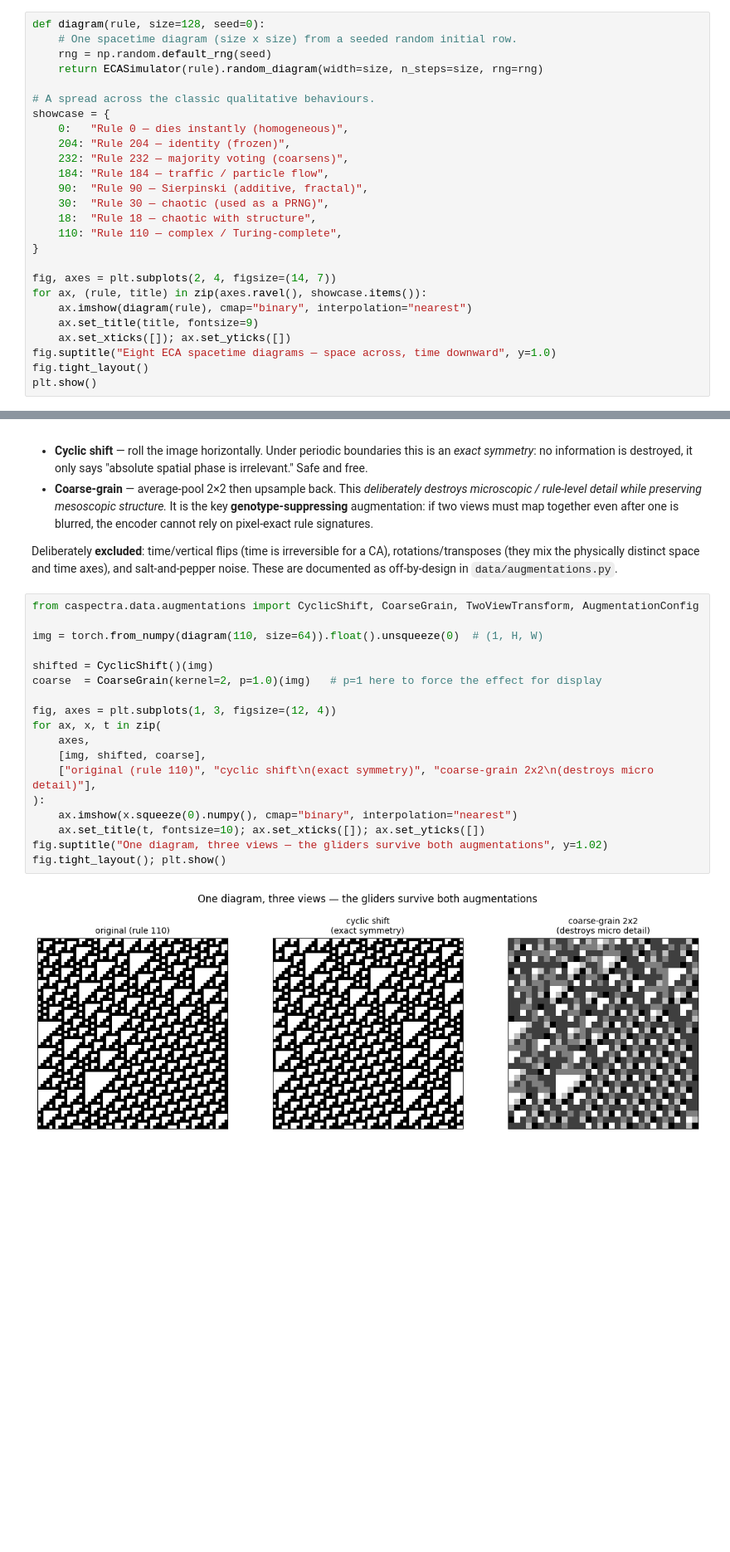
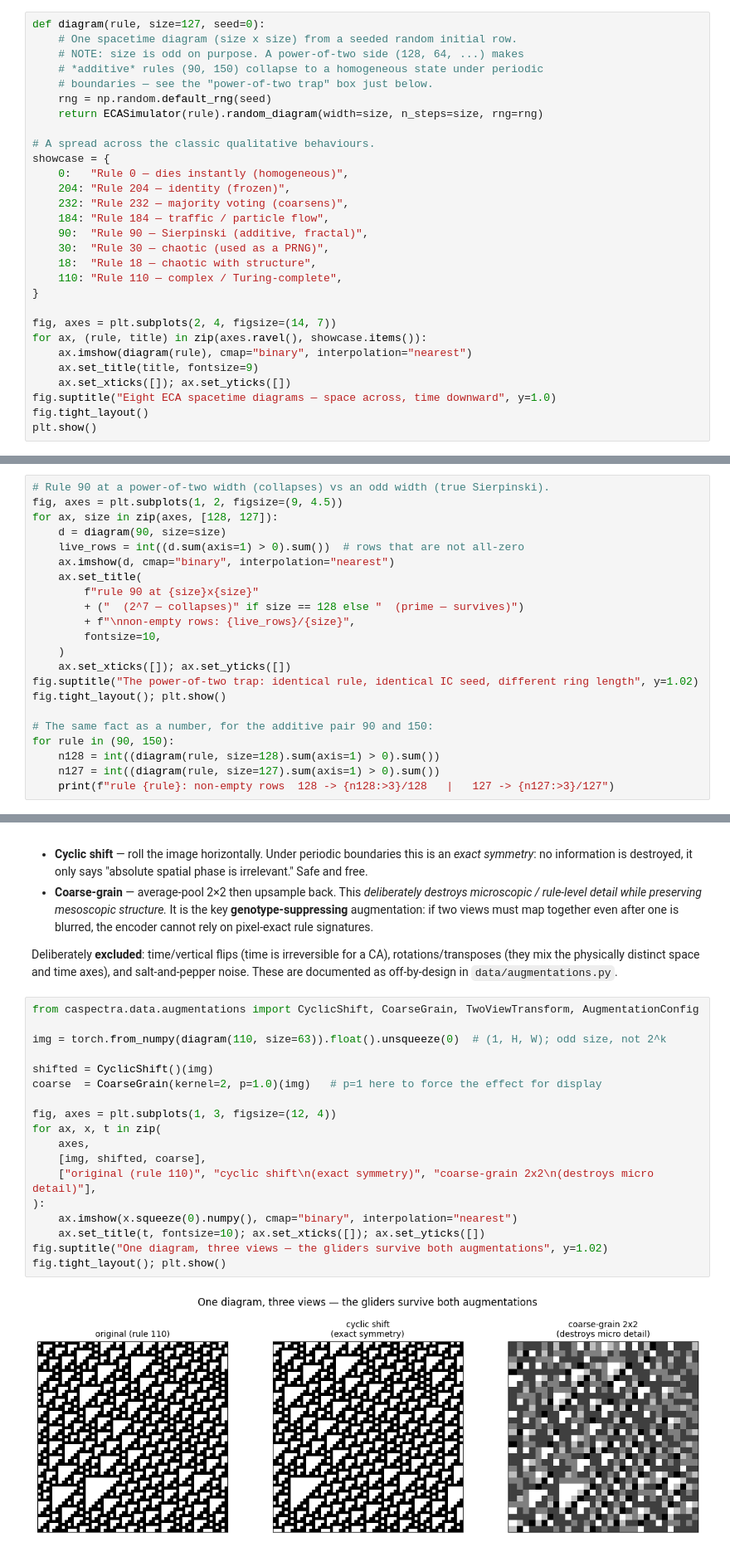
Before and after one commit to mrollier/caspectra, a Jupyter notebook: notebooks/01_problem_and_pipeline.ipynb, the cells around one changed output, grey strips where cells are left out. Shown at 83% size. Cells and saved outputs as stored; diff of their text form; blank space fills up the shorter version.

```diff
--- a/notebooks/01_problem_and_pipeline.ipynb
+++ b/notebooks/01_problem_and_pipeline.ipynb
@@ -69,8 +69,11 @@ The diagrams below are produced by the project's `ECASimulator`. Watch how
 wildly the qualitative *behaviour* varies even though the underlying machinery
 (a 3-cell lookup table) is identical in form.
 # %%
-def diagram(rule, size=128, seed=0):
+def diagram(rule, size=127, seed=0):
     # One spacetime diagram (size x size) from a seeded random initial row.
+    # NOTE: size is odd on purpose. A power-of-two side (128, 64, ...) makes
+    # *additive* rules (90, 150) collapse to a homogeneous state under periodic
+    # boundaries — see the "power-of-two trap" box just below.
     rng = np.random.default_rng(seed)
     return ECASimulator(rule).random_diagram(width=size, n_steps=size, rng=rng)
 
@@ -110,0 +138,22 @@ be able to discover them *without being told the rule*.
+# %%
+# Rule 90 at a power-of-two width (collapses) vs an odd width (true Sierpinski).
+fig, axes = plt.subplots(1, 2, figsize=(9, 4.5))
+for ax, size in zip(axes, [128, 127]):
+    d = diagram(90, size=size)
+    live_rows = int((d.sum(axis=1) > 0).sum())  # rows that are not all-zero
+    ax.imshow(d, cmap="binary", interpolation="nearest")
+    ax.set_title(
+        f"rule 90 at {size}x{size}"
+        + ("  (2^7 — collapses)" if size == 128 else "  (prime — survives)")
+        + f"\nnon-empty rows: {live_rows}/{size}",
+        fontsize=10,
+    )
+    ax.set_xticks([]); ax.set_yticks([])
+fig.suptitle("The power-of-two trap: identical rule, identical IC seed, different ring length", y=1.02)
+fig.tight_layout(); plt.show()
+
+# The same fact as a number, for the additive pair 90 and 150:
+for rule in (90, 150):
+    n128 = int((diagram(rule, size=128).sum(axis=1) > 0).sum())
+    n127 = int((diagram(rule, size=127).sum(axis=1) > 0).sum())
+    print(f"rule {rule}: non-empty rows  128 -> {n128:>3}/128   |   127 -> {n127:>3}/127")
@@ -235,23 +288,23 @@ salt-and-pepper noise. These are documented as off-by-design in
 # %%
 from caspectra.data.augmentations import CyclicShift, CoarseGrain, TwoViewTransform, AugmentationConfig
 
-img = torch.from_numpy(diagram(110, size=64)).float().unsqueeze(0)  # (1, H, W)
+img = torch.from_numpy(diagram(110, size=63)).float().unsqueeze(0)  # (1, H, W); odd size, not 2^k
 
 shifted = CyclicShift()(img)
 coarse  = CoarseGrain(kernel=2, p=1.0)(img)   # p=1 here to force the effect for display
 
 fig, axes = plt.subplots(1, 3, figsize=(12, 4))
 for ax, x, t in zip(
     axes,
     [img, shifted, coarse],
     ["original (rule 110)", "cyclic shift\n(exact symmetry)", "coarse-grain 2x2\n(destroys micro detail)"],
 ):
     ax.imshow(x.squeeze(0).numpy(), cmap="binary", interpolation="nearest")
     ax.set_title(t, fontsize=10); ax.set_xticks([]); ax.set_yticks([])
 fig.suptitle("One diagram, three views — the gliders survive both augmentations", y=1.02)
 fig.tight_layout(); plt.show()
 # %% [output]
-[figure, old version]
+[figure, new version]
 # %% [markdown]
 > **Sketchiness flag #2 — coarse-graining is a hypothesis, not a proof.** We
 > *assume* 2×2 averaging removes genotype while keeping phenotype. But a crop or
```
Also changed, not shown: parts of 10 cells of this notebook, 15 other files.
